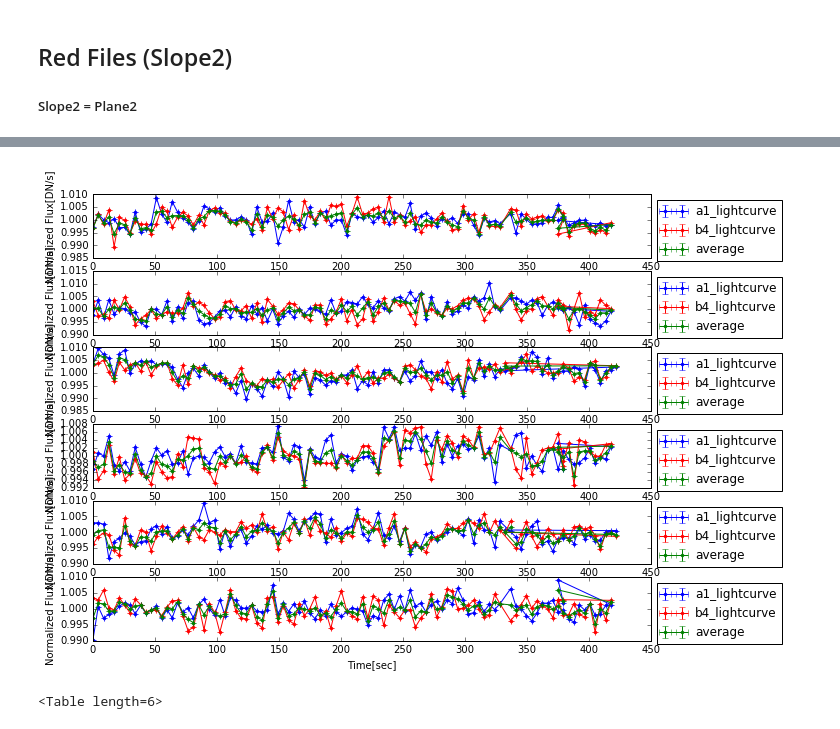
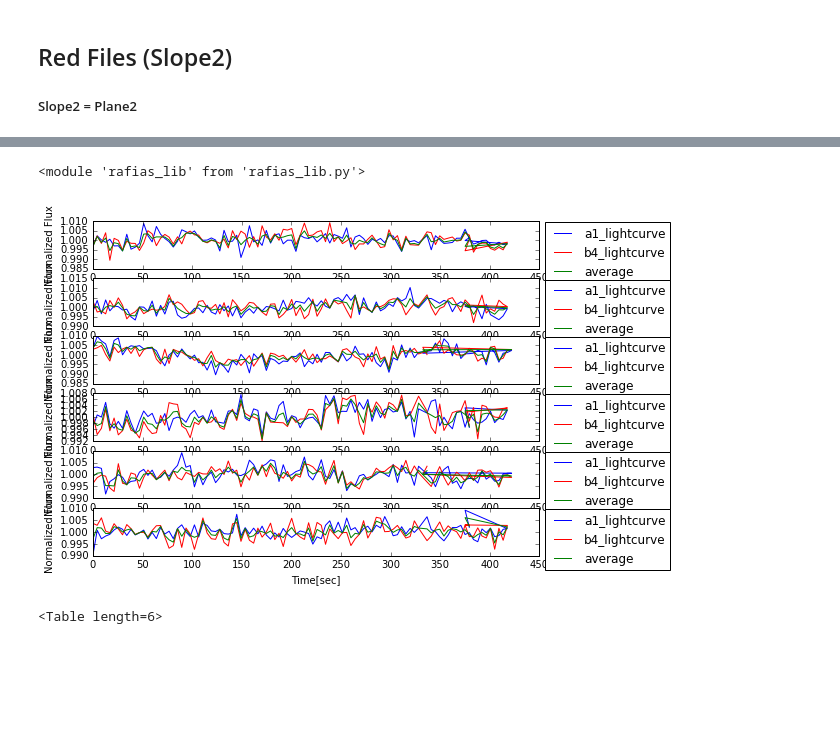
Before and after one commit to rafia37/NIRCam-data-analysis, a Jupyter notebook: Analyzing In-focus data.ipynb, the cells around one changed output, grey strips where cells are left out. Cells and saved outputs as stored; diff of their text form; code cells hidden in the pictures; blank space fills up the shorter version.

```diff
--- a/Analyzing In-focus data.ipynb
+++ b/Analyzing In-focus data.ipynb
@@ -7,7 +7,7 @@ import glob
 import matplotlib
 import matplotlib.pyplot as plt
 %matplotlib inline
-plt.rcParams['figure.figsize'] = (10.0, 8.0)
+plt.rcParams['figure.figsize'] = (8.0, 6.0)
 # %% [markdown]
 ## Slope Fit
 # %%
@@ -297,7 +295,7 @@ error_red1
 # %%
 a1_centers_red2 = []
 for ds in a1_files_red:
-    a1_centers_red2.append(rl.gen_center_g2d(164,161,5,3500,2,2,0,ds, red_files = True, rf_slope = True))
+    a1_centers_red2.append(rl.gen_center_g2d(164,161,5,3500,2,2,0,ds, red_files = True, rf_slope = True)[0])
 print len(a1_centers_red2), len(a1_centers_red2[0])
 a1_centers_red2
 # %% [output]
@@ -322,7 +320,7 @@ a1_centers_red2
 # %%
 b4_centers_red2 = []
 for ds in b4_files_red:
-    b4_centers_red2.append(rl.gen_center_g2d(160,155,5,4500,2,2,0,ds, red_files = True, rf_slope = True))
+    b4_centers_red2.append(rl.gen_center_g2d(160,155,5,4500,2,2,0,ds, red_files = True, rf_slope = True)[0])
 print len(b4_centers_red2), len(b4_centers_red2[0])
 b4_centers_red2
 # %% [output]
@@ -369,16 +397,21 @@ data_red2
    97172.258188  140164.738582 30177.9785728 ...  30778.4346489 417.76224
   97570.4992689   140752.85818 30410.9575157 ...  30898.0927625 375.13344
   97302.6569434  140418.154764 30194.9419709 ...  30788.7941606 379.39632]
+# %%
+reload(rl)
+# %% [output]
+<module 'rafias_lib' from 'rafias_lib.py'>
 # %%
 #Comparing light curves
 for i in range(1,7):
     plt.subplot(6, 1, i)
-    rl.light_curve(data_red2[i-1]['Time'], data_red2[i-1]['a1_res_flux'], 0, 0, '.-', 'a1_lightcurve')
-    rl.light_curve(data_red2[i-1]['Time'], data_red2[i-1]['b4_res_flux'], 0, 0, 'r.-', 'b4_lightcurve')
-    rl.light_curve(data_red2[i-1]['Time'], data_red2[i-1]['a1_b4_res_flux'], 0, 0, 'g.-', 'average')
-    plt.legend(loc = 'best', bbox_to_anchor = (1,1))
+    rl.light_curve(data_red2[i-1]['Time'], data_red2[i-1]['a1_res_flux'], '-', lbl = 'a1_lightcurve')
+    rl.light_curve(data_red2[i-1]['Time'], data_red2[i-1]['b4_res_flux'], 'r-', lbl ='b4_lightcurve')
+    rl.light_curve(data_red2[i-1]['Time'], data_red2[i-1]['a1_b4_res_flux'], 'g-', lbl ='average')
+    plt.legend(loc = 'upper left', bbox_to_anchor = (1,1.1))
+    plt.ylabel('Normalized Flux')
 # %% [output]
-[figure, old version]
+[figure, new version]
 # %%
 #Comparing Measured error/ Standard Deviation
 stdev_red2 = Table(names = ('Test Number', 'Stdev'))
```
Also changed, not shown: parts of 7 cells of this notebook, 18 other files.
